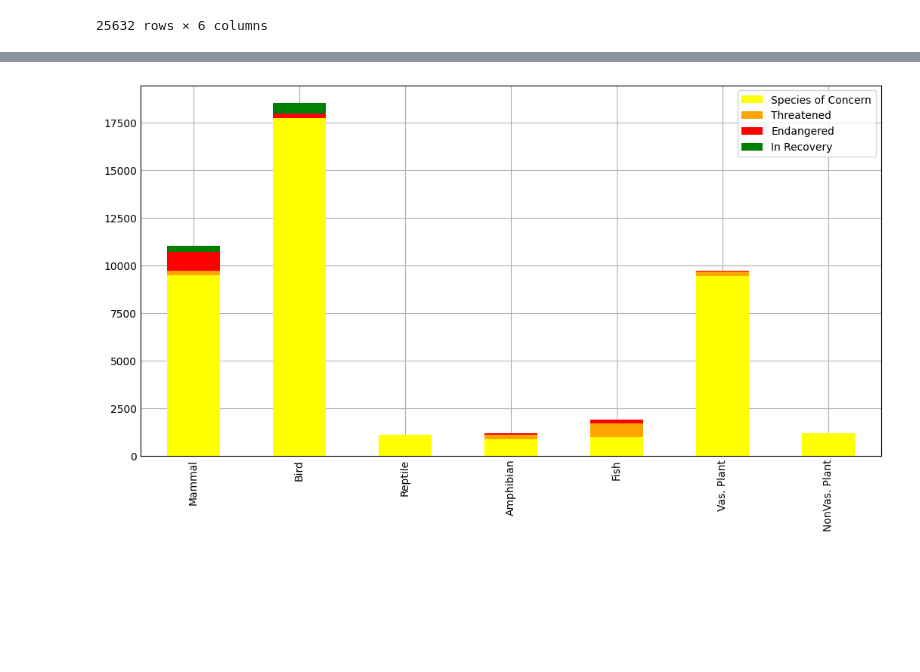
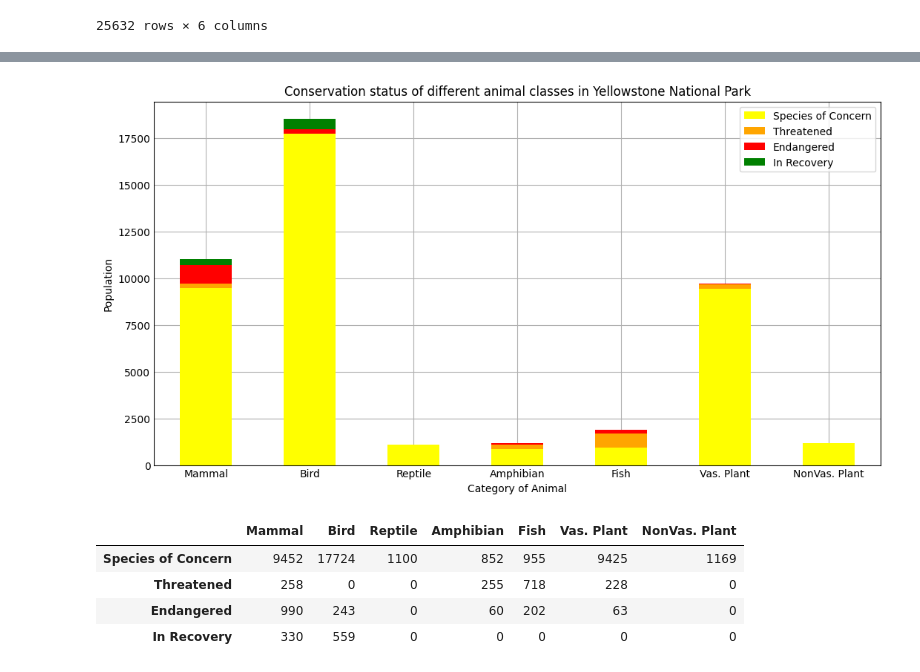
Before and after one commit to iporchet/Biodiversity-Analysis, a Jupyter notebook: biodiversity.ipynb, the cells around one changed output, grey strips where cells are left out. Saved outputs shown, nothing was run; the diff lists cells and outputs as text; code cells hidden in the pictures; blank space fills up the shorter version.

```diff
--- a/biodiversity.ipynb
+++ b/biodiversity.ipynb
@@ -109,21 +131,30 @@ plt.show()
 # %%
+#Graph of conservation status across categories of Yellowstone National Park
 Yellowstone={'Mammal':{'Species of Concern': 0, 'Threatened':0, 'Endangered':0, 'In Recovery':0},
              'Bird':{'Species of Concern': 0, 'Threatened':0, 'Endangered':0, 'In Recovery':0},
              'Reptile':{'Species of Concern': 0, 'Threatened':0, 'Endangered':0, 'In Recovery':0},
              'Amphibian':{'Species of Concern': 0, 'Threatened':0, 'Endangered':0, 'In Recovery':0},
              'Fish':{'Species of Concern': 0, 'Threatened':0, 'Endangered':0, 'In Recovery':0},
              'Vas. Plant':{'Species of Concern': 0, 'Threatened':0, 'Endangered':0, 'In Recovery':0},
              'NonVas. Plant':{'Species of Concern': 0, 'Threatened':0, 'Endangered':0, 'In Recovery':0}}
 
 for index, row in inner_merge_df.iterrows():
        if row[1] == 'Yellowstone National Park':
               if row[5] != 'NaN':
                      Yellowstone[row[3]][row[5]] += row[2]
 
 df1 = pd.DataFrame(Yellowstone)
-df1.transpose().plot(kind='bar', stacked=True, figsize=(10,5), color=colors)
+ax = df1.transpose().plot(kind='bar', stacked=True, figsize=(10,5), color=colors, title='Conservation status of different animal classes in Yellowstone National Park', rot=0)
+ax.set_xlabel('Category of Animal')
+ax.set_ylabel('Population')
 
 plt.show()
+df1
 # %% [output]
-[figure, old version]
+[figure, new version]
+|  | Mammal | Bird | Reptile | Amphibian | Fish | Vas. Plant | NonVas. Plant |
+| Species of Concern | 9452 | 17724 | 1100 | 852 | 955 | 9425 | 1169 |
+| Threatened | 258 | 0 | 0 | 255 | 718 | 228 | 0 |
+| Endangered | 990 | 243 | 0 | 60 | 202 | 63 | 0 |
+| In Recovery | 330 | 559 | 0 | 0 | 0 | 0 | 0 |
 # %%
```
Also changed, not shown: parts of 5 cells of this notebook.
